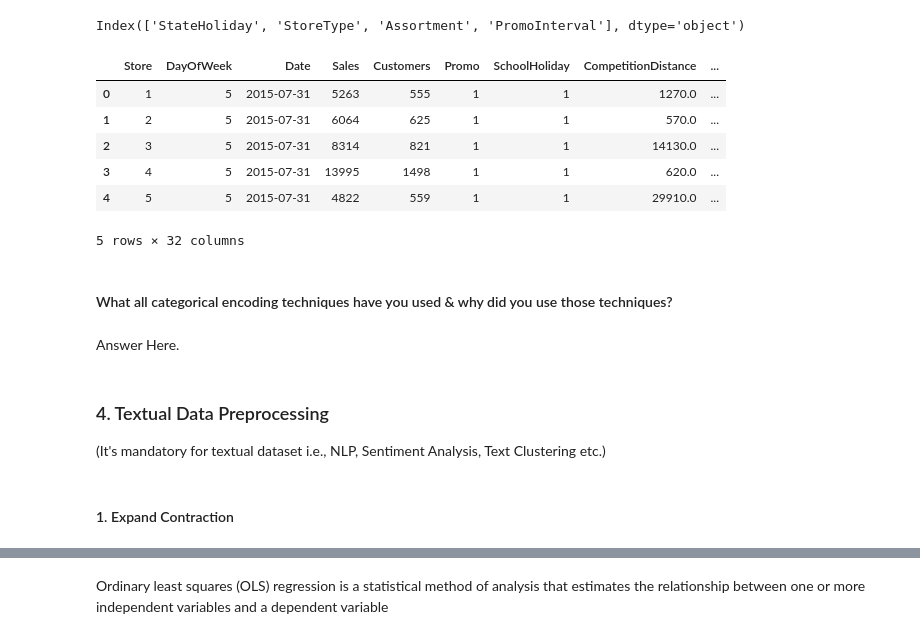
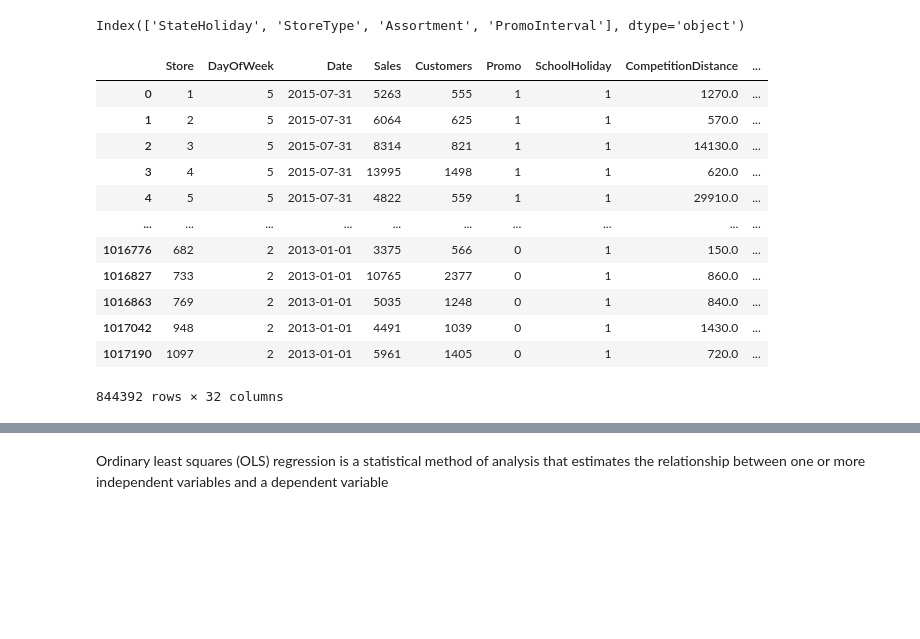
Before and after one commit to Prasannark48/CapstoneProject--2-Retail-Sales-Prediction, a Jupyter notebook: Retail_Sales_Prediction.ipynb, the cells around one changed output, grey strips where cells are left out. Drawn from its saved outputs; the diff is of its cells as text; code cells hidden in the pictures; blank space fills up the shorter version.

```diff
--- a/Retail_Sales_Prediction.ipynb
+++ b/Retail_Sales_Prediction.ipynb
@@ -1456,29 +1259,26 @@ Index(['StateHoliday', 'StoreType', 'Assortment', 'PromoInterval'], dtype='objec
 # %%
 #creat a copy
 final_df_out_copy = final_df_out
 
 def one_hot_encoding(data, column):
     data = pd.concat([data, pd.get_dummies(data[column], prefix=column)], axis=1)
     data = data.drop([column], axis=1)
     return data
 
 for col in categorical_features:
     final_df_out_copy = one_hot_encoding(final_df_out_copy, col)
-final_df_out_copy.head()
+final_df_out_copy
 # %% [output]
 |  | Store | DayOfWeek | Date | Sales | Customers | Promo | SchoolHoliday | CompetitionDistance | ... |
 | 0 | 1 | 5 | 2015-07-31 | 5263 | 555 | 1 | 1 | 1270.0 | ... |
 | 1 | 2 | 5 | 2015-07-31 | 6064 | 625 | 1 | 1 | 570.0 | ... |
 | 2 | 3 | 5 | 2015-07-31 | 8314 | 821 | 1 | 1 | 14130.0 | ... |
 | 3 | 4 | 5 | 2015-07-31 | 13995 | 1498 | 1 | 1 | 620.0 | ... |
 | 4 | 5 | 5 | 2015-07-31 | 4822 | 559 | 1 | 1 | 29910.0 | ... |
+| ... | ... | ... | ... | ... | ... | ... | ... | ... | ... |
+| 1016776 | 682 | 2 | 2013-01-01 | 3375 | 566 | 0 | 1 | 150.0 | ... |
+| 1016827 | 733 | 2 | 2013-01-01 | 10765 | 2377 | 0 | 1 | 860.0 | ... |
+| 1016863 | 769 | 2 | 2013-01-01 | 5035 | 1248 | 0 | 1 | 840.0 | ... |
+| 1017042 | 948 | 2 | 2013-01-01 | 4491 | 1039 | 0 | 1 | 1430.0 | ... |
+| 1017190 | 1097 | 2 | 2013-01-01 | 5961 | 1405 | 0 | 1 | 720.0 | ... |
-5 rows × 32 columns
+844392 rows × 32 columns
-# %% [markdown]
-#### What all categorical encoding techniques have you used & why did you use those techniques?
-# %% [markdown]
-Answer Here.
-# %% [markdown]
-### 4. Textual Data Preprocessing
-(It's mandatory for textual dataset i.e., NLP, Sentiment Analysis, Text Clustering etc.)
-# %% [markdown]
-#### 1. Expand Contraction
```
Also changed, not shown: parts of 222 cells of this notebook.
